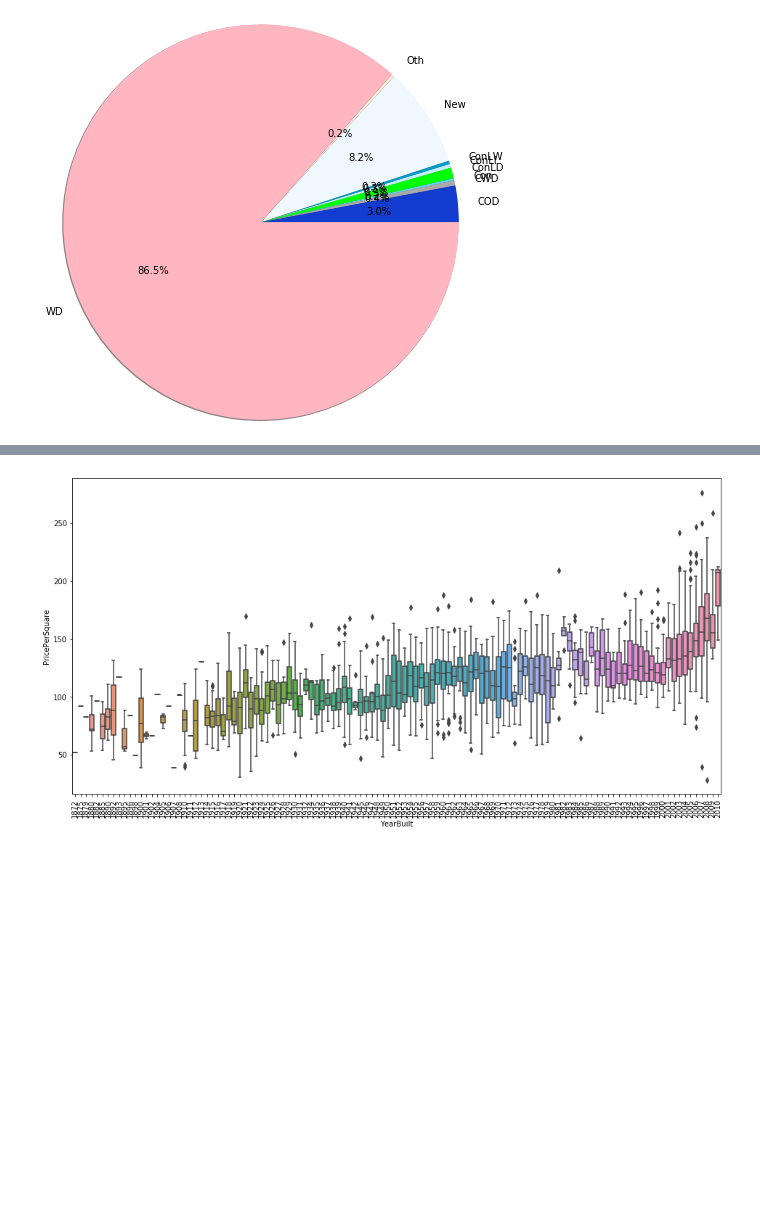
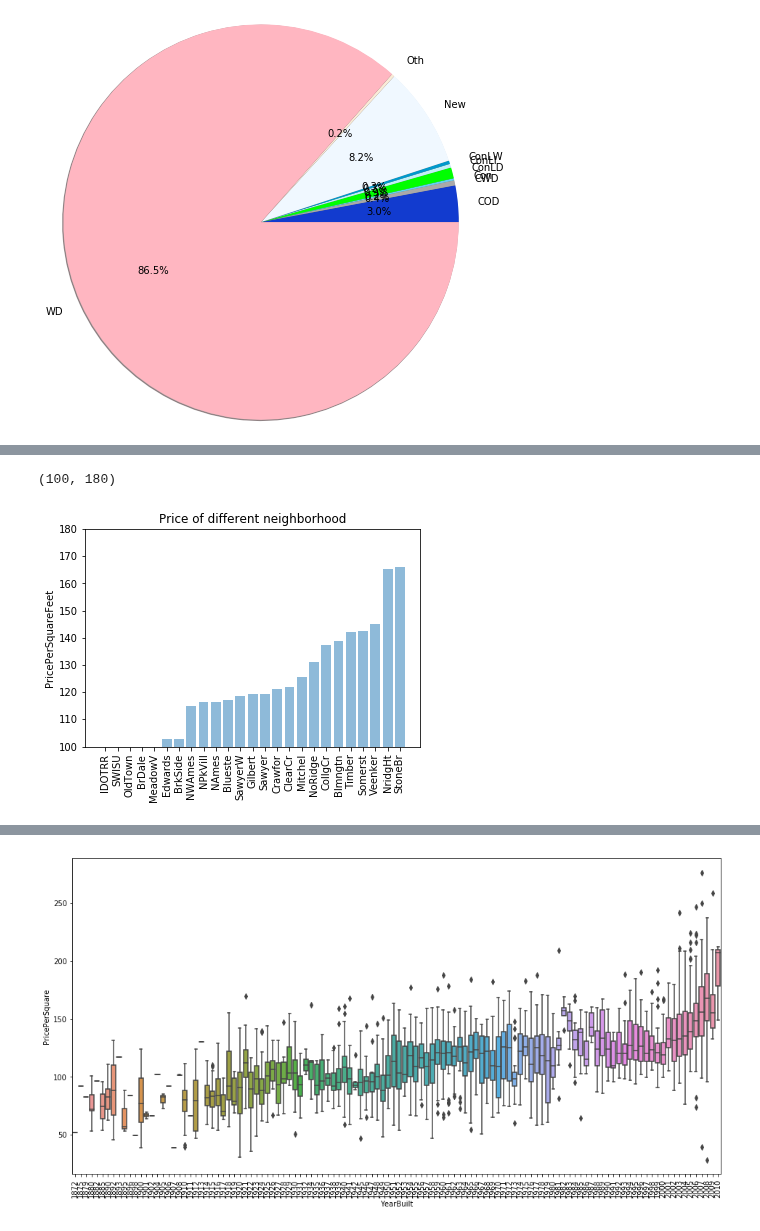
Before and after one commit to muh005/Housing-Price-Analysis, a Jupyter notebook: FinalProject.ipynb, the cells around one changed output, grey strips where cells are left out. Drawn from its saved outputs; the diff is of its cells as text; code cells hidden in the pictures; blank space fills up the shorter version.

```diff
--- a/FinalProject.ipynb
+++ b/FinalProject.ipynb
@@ -279,0 +244,16 @@ plt.show()
+# %%
+avg = []
+x = df['Neighborhood'].unique()
+for type in df['Neighborhood'].unique():
+    avg.append(df[df['Neighborhood'] == type]['PricePerSquare'].mean())
+avg, x = zip(*sorted(zip(avg, x)))
+y_pos = np.arange(len(x))
+plt.bar(y_pos, avg, align='center', alpha=0.5)
+plt.xticks(y_pos,  x, rotation = 90)
+plt.ylabel('PricePerSquareFeet')
+plt.title('Price of different neighborhood')
+axes = plt.gca()
+axes.set_ylim([100,180])
+# %% [output]
+(100, 180)
+[figure, added]
```
Also changed, not shown: parts of 26 cells of this notebook.
